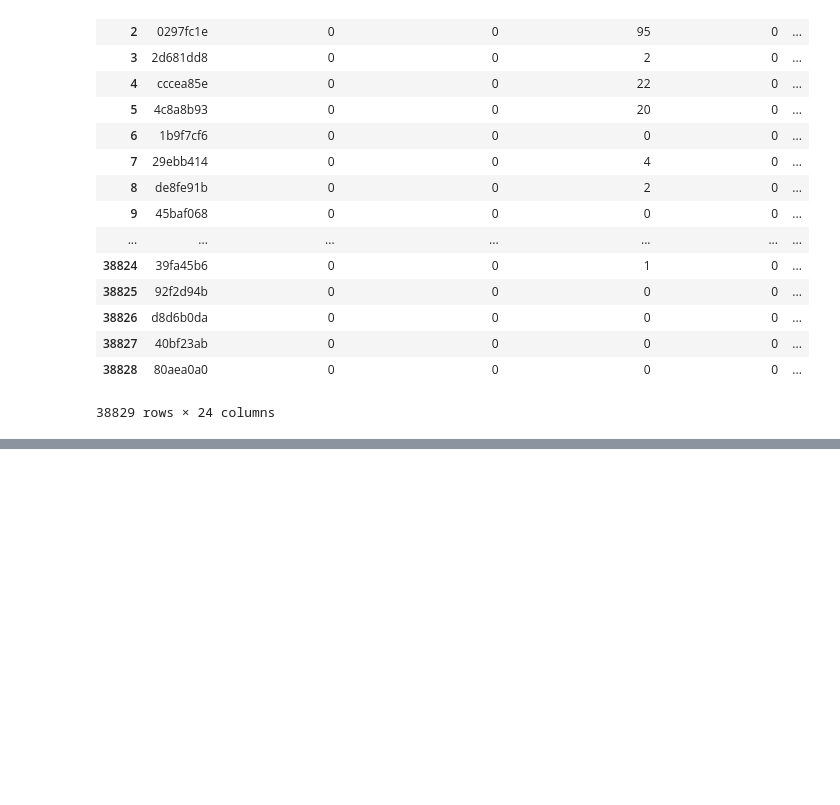
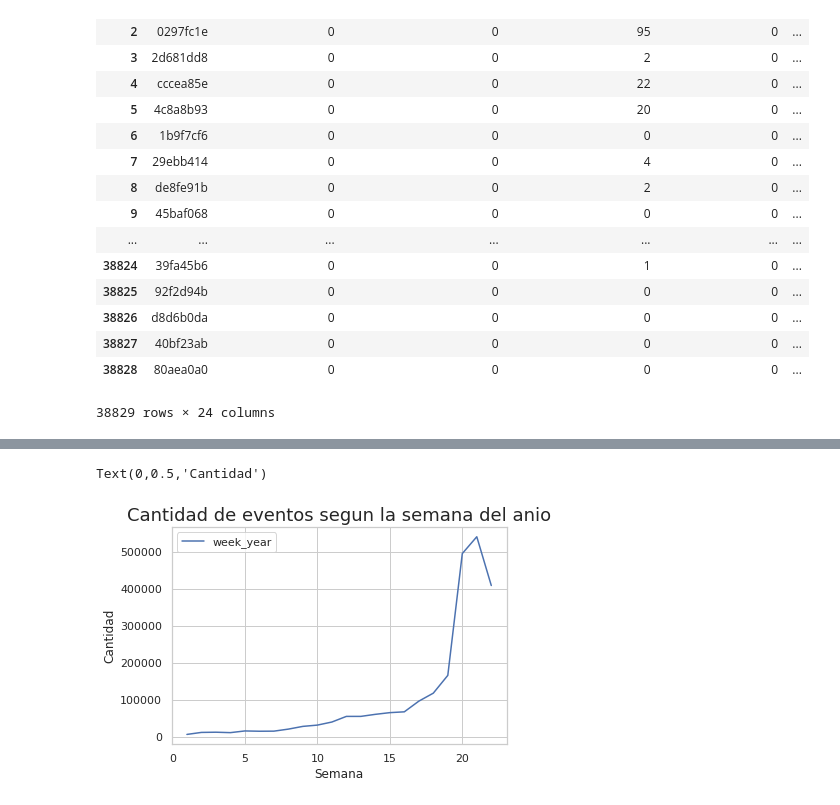
Before and after one commit to gabyrobles93/7506-TP2-MachineLearning, a Jupyter notebook: notebooks/ariel_feature_eng.ipynb, the cells around one changed output, grey strips where cells are left out. Drawn from its saved outputs; the diff is of its cells as text; code cells hidden in the pictures; blank space fills up the shorter version.

```diff
--- a/notebooks/ariel_feature_eng.ipynb
+++ b/notebooks/ariel_feature_eng.ipynb
@@ -391,0 +499,7 @@ user_features4
+# %%
+events_count_per_week = eventos.week_year.value_counts()
+events_count_per_week.sort_values(axis=0, ascending=True)
+events_count_per_week = events_count_per_week.to_frame()
+events_count_per_week['week'] = events_count_per_week.index
+events_count_per_week.sort_values(by='week', inplace=True)
+events_count_per_week
@@ -391,0 +524,8 @@ user_features4
+# %%
+plot_events_per_week = events_count_per_week[['week_year']].plot.line()
+plot_events_per_week.set_title("Cantidad de eventos segun la semana del anio", fontsize=18)
+plot_events_per_week.set_xlabel("Semana")
+plot_events_per_week.set_ylabel("Cantidad")
+# %% [output]
+Text(0,0.5,'Cantidad')
+[figure, added]
```
Also changed, not shown: parts of 20 cells of this notebook.
